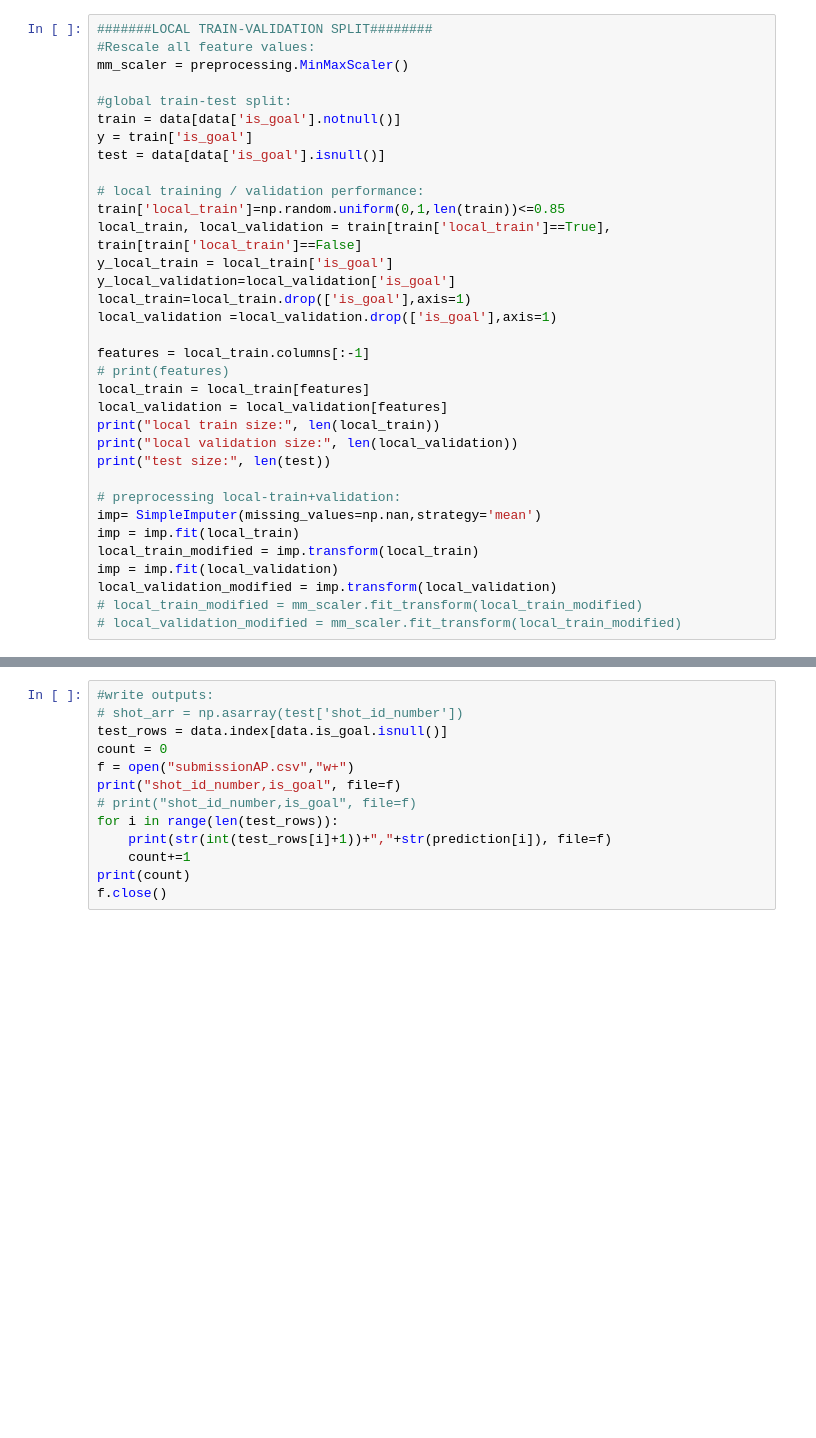
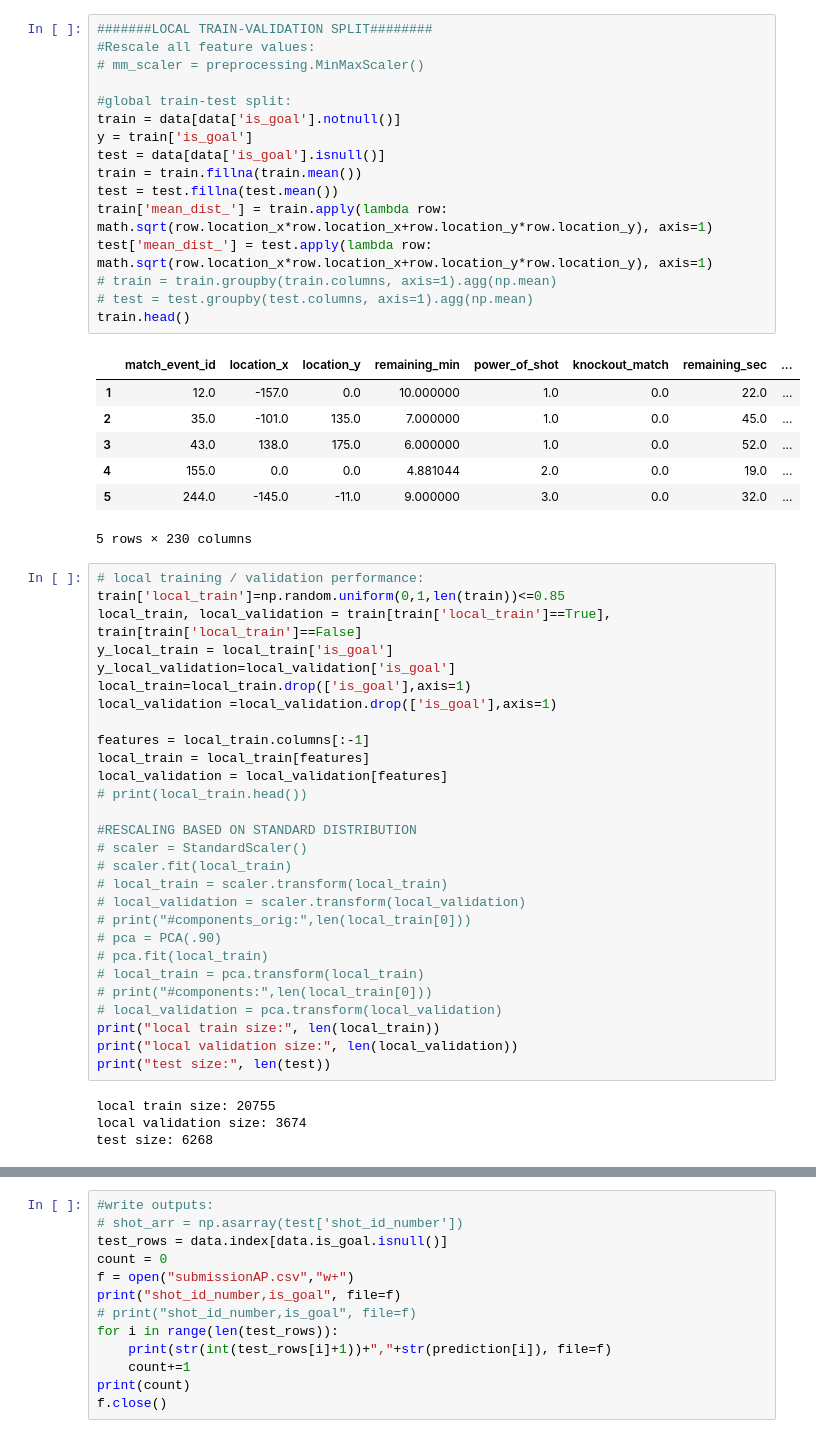
Before and after one commit to arneish/ML-challenges, a Jupyter notebook: goal-classify.ipynb, the cells around one changed output, grey strips where cells are left out. Cells and saved outputs as stored; diff of their text form; blank space fills up the shorter version.

```diff
--- a/goal-classify.ipynb
+++ b/goal-classify.ipynb
@@ -48,13 +41,28 @@ data = data.drop(["type_of_shot_shot - 37","home/away_MANU @ NOK","shot_basics_R
+# %%
+#######LOCAL TRAIN-VALIDATION SPLIT########
+#Rescale all feature values:
+# mm_scaler = preprocessing.MinMaxScaler()
+
+#global train-test split:
+train = data[data['is_goal'].notnull()]
+y = train['is_goal']
+test = data[data['is_goal'].isnull()]
+train = train.fillna(train.mean())
+test = test.fillna(test.mean())
+train['mean_dist_'] = train.apply(lambda row: math.sqrt(row.location_x*row.location_x+row.location_y*row.location_y), axis=1)
+test['mean_dist_'] = test.apply(lambda row: math.sqrt(row.location_x*row.location_x+row.location_y*row.location_y), axis=1)
+# train = train.groupby(train.columns, axis=1).agg(np.mean)
+# test = test.groupby(test.columns, axis=1).agg(np.mean)
+train.head()
+# %% [output]
+|  | match_event_id | location_x | location_y | remaining_min | power_of_shot | knockout_match | remaining_sec | ... |
+| 1 | 12.0 | -157.0 | 0.0 | 10.000000 | 1.0 | 0.0 | 22.0 | ... |
+| 2 | 35.0 | -101.0 | 135.0 | 7.000000 | 1.0 | 0.0 | 45.0 | ... |
+| 3 | 43.0 | 138.0 | 175.0 | 6.000000 | 1.0 | 0.0 | 52.0 | ... |
+| 4 | 155.0 | 0.0 | 0.0 | 4.881044 | 2.0 | 0.0 | 19.0 | ... |
+| 5 | 244.0 | -145.0 | -11.0 | 9.000000 | 3.0 | 0.0 | 32.0 | ... |
+5 rows × 230 columns
 # %%
-#######LOCAL TRAIN-VALIDATION SPLIT########
-#Rescale all feature values:
-mm_scaler = preprocessing.MinMaxScaler()
-
-#global train-test split:
-train = data[data['is_goal'].notnull()]
-y = train['is_goal']
-test = data[data['is_goal'].isnull()]
-
 # local training / validation performance:
 train['local_train']=np.random.uniform(0,1,len(train))<=0.85
 local_train, local_validation = train[train['local_train']==True], train[train['local_train']==False]
@@ -64,21 +72,28 @@ local_train=local_train.drop(['is_goal'],axis=1)
 local_validation =local_validation.drop(['is_goal'],axis=1)
 
 features = local_train.columns[:-1]
-# print(features)
 local_train = local_train[features]
 local_validation = local_validation[features]
+# print(local_train.head())
+
+#RESCALING BASED ON STANDARD DISTRIBUTION
+# scaler = StandardScaler()
+# scaler.fit(local_train)
+# local_train = scaler.transform(local_train)
+# local_validation = scaler.transform(local_validation)
+# print("#components_orig:",len(local_train[0]))
+# pca = PCA(.90)
+# pca.fit(local_train)
+# local_train = pca.transform(local_train)
+# print("#components:",len(local_train[0]))
+# local_validation = pca.transform(local_validation)
 print("local train size:", len(local_train))
 print("local validation size:", len(local_validation))
 print("test size:", len(test))
-
-# preprocessing local-train+validation:
-imp= SimpleImputer(missing_values=np.nan,strategy='mean')
-imp = imp.fit(local_train)
-local_train_modified = imp.transform(local_train)
-imp = imp.fit(local_validation)
-local_validation_modified = imp.transform(local_validation)
-# local_train_modified = mm_scaler.fit_transform(local_train_modified)
-# local_validation_modified = mm_scaler.fit_transform(local_train_modified)
+# %% [output]
+local train size: 20755
+local validation size: 3674
+test size: 6268
 # %%
 #RF Grid Search:
 from sklearn.model_selection import RandomizedSearchCV
```
Also changed, not shown: parts of 8 cells of this notebook.
